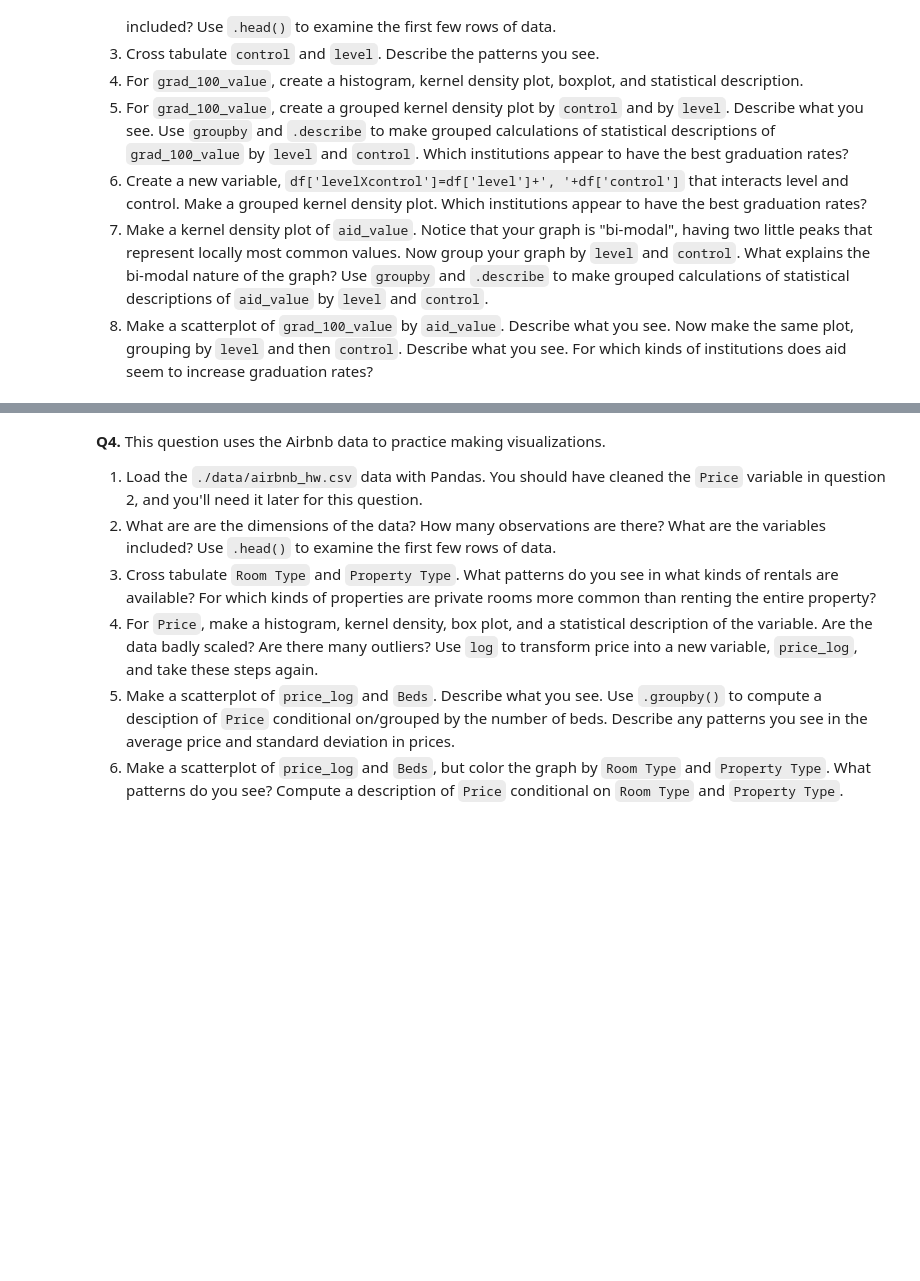
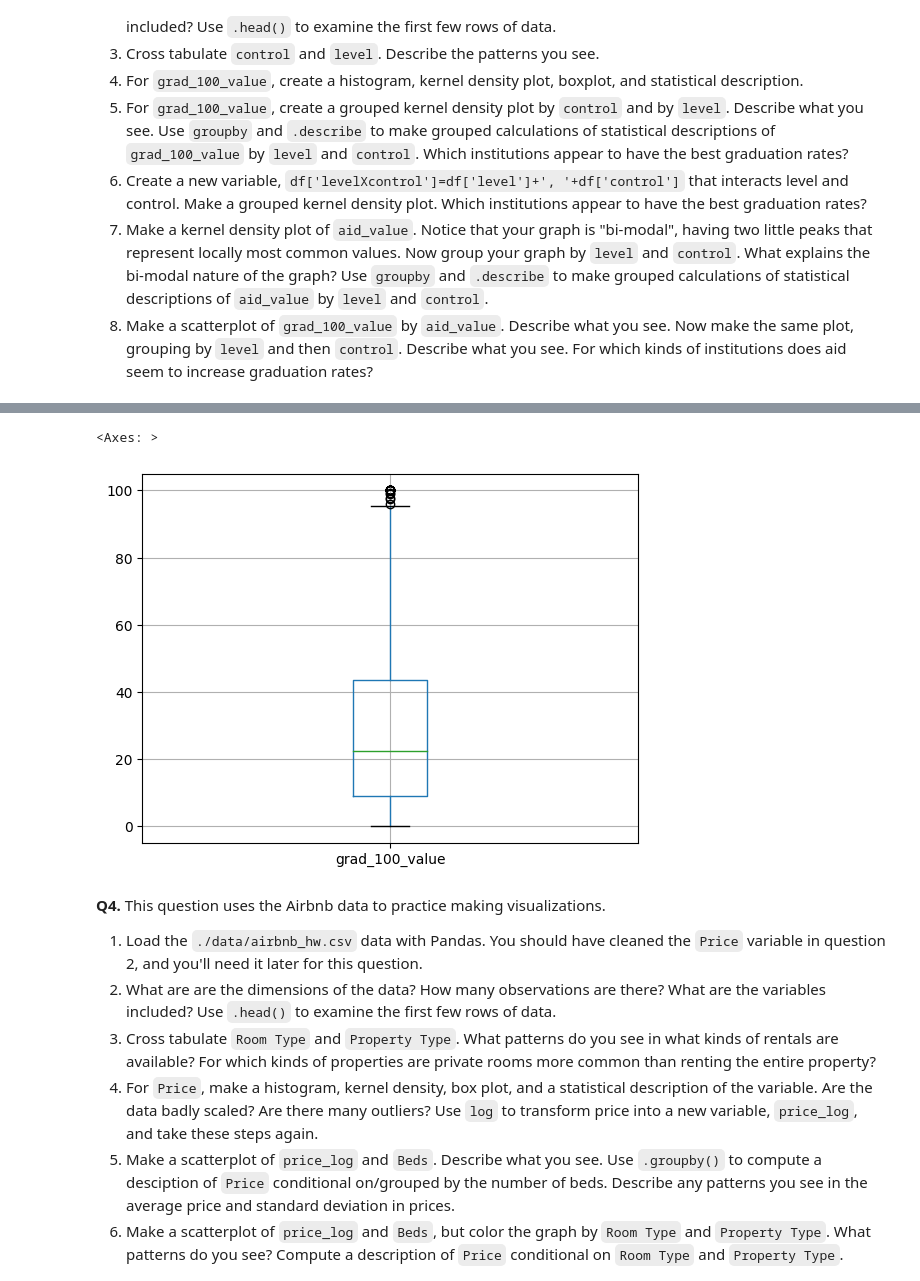
Before and after one commit to Shruti-Elango/assignment2.DS3003, a Jupyter notebook: assignment2.ipynb, the cells around one changed output, grey strips where cells are left out. Cells and saved outputs as stored; diff of their text form; code cells hidden in the pictures; blank space fills up the shorter version.

```diff
--- a/assignment2.ipynb
+++ b/assignment2.ipynb
@@ -104,3 +142,11 @@ The "relevant" variables for this question are:
 6. Create a new variable, `df['levelXcontrol']=df['level']+', '+df['control']` that interacts level and control. Make a grouped kernel density plot. Which institutions appear to have the best graduation rates?
 7. Make a kernel density plot of `aid_value`. Notice that your graph is "bi-modal", having two little peaks that represent locally most common values. Now group your graph by `level` and `control`. What explains the bi-modal nature of the graph? Use `groupby` and `.describe` to make grouped calculations of statistical descriptions of `aid_value` by `level` and `control`.
 8. Make a scatterplot of `grad_100_value` by `aid_value`. Describe what you see. Now make the same plot, grouping by `level` and then `control`. Describe what you see. For which kinds of institutions does aid seem to increase graduation rates?
+# %%
+#1,2,3
+df = pd.read_csv('./assignment2.DS3003/data/college_completion.csv')
+df.head()  #5X63 and there are 5 observations and 63 variables
+print(df.loc[1:15,('control','level')],'\n') #The control lists the type of colledf['sex'] = df['Defendant_Sex'] # Categorical variable example
+var = 'grad_100_value'
+print(df[var].unique(),'\n')
+print(df[var].value_counts(), '\n')
@@ -107,3 +183,10 @@ The "relevant" variables for this question are:
+# %%
+#4
+df.boxplot(column = 'grad_100_value') #boxplot
+#there seems to be a grad_100_value of the majority of the numbers sitting close and around 0. There are a lot of higher outliers seen in the boxplot and the median sits lower than the entire range.
+# %% [output]
+<Axes: >
+[figure, added]
 # %% [markdown]
 **Q4.** This question uses the Airbnb data to practice making visualizations.
 
```
Also changed, not shown: parts of 17 cells of this notebook.
